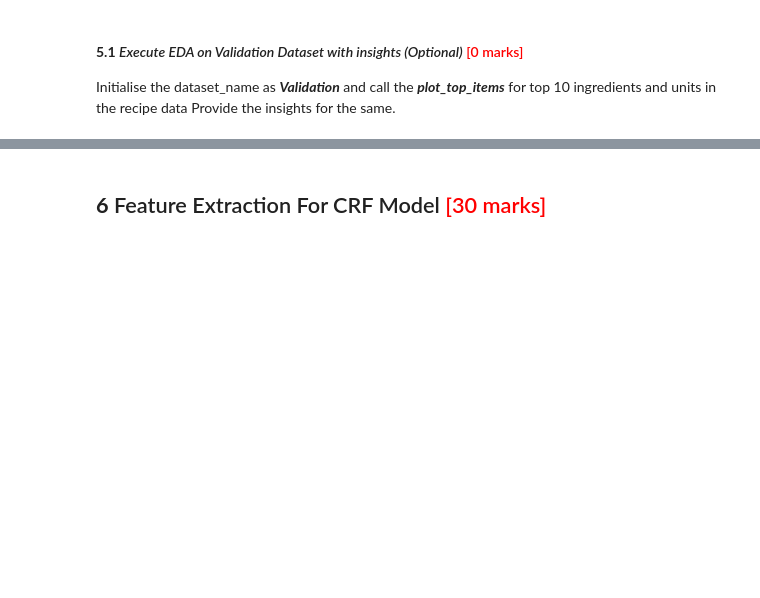
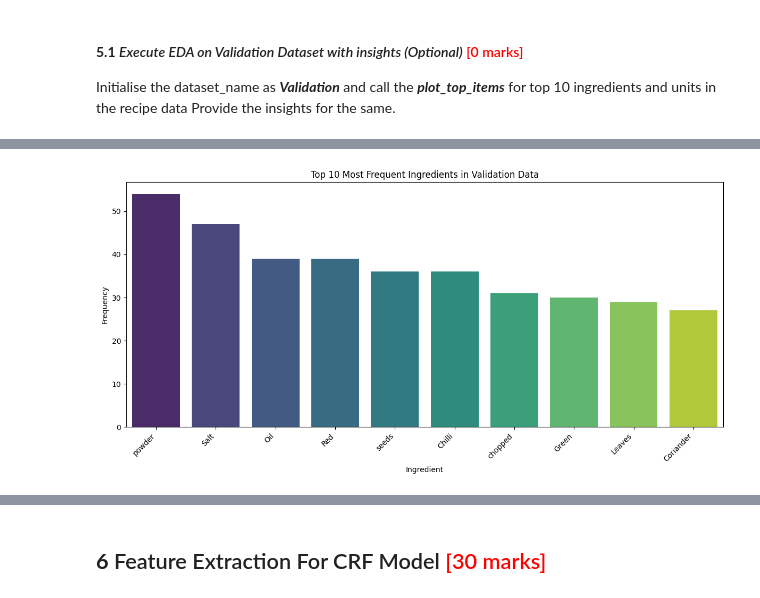
Before and after one commit to avanindra3/crf_custom_recipe_model, a Jupyter notebook: Identifying_Key_Entities_Recipe_Data_Avanindra-Singh.ipynb, the cells around one changed output, grey strips where cells are left out. Saved outputs shown, nothing was run; the diff lists cells and outputs as text; code cells hidden in the pictures; blank space fills up the shorter version.

```diff
--- a/Identifying_Key_Entities_Recipe_Data_Avanindra-Singh.ipynb
+++ b/Identifying_Key_Entities_Recipe_Data_Avanindra-Singh.ipynb
@@ -477,5 +482,7 @@ Initialise the dataset_name as ***Validation*** and call the ***plot_top_items**
 Provide the insights for the same.
 # %%
 # initialise the dataset_name
+dataset_name = 'Validation'
 # %%
 # use extract and validate tokens, categorise tokens, get top frequent items for ingredient list and unit list on validation dataframe
+input_tokens_flat_test, pos_tokens_flat_test = extract_and_validate_tokens(val_df, dataset_name)
@@ -481,0 +497,4 @@ Provide the insights for the same.
+# %%
+ingredients_test, units_test, quantities_test = categorize_tokens(input_tokens_flat_test, pos_tokens_flat_test)
+# %%
+top_ingredients_test = get_top_frequent_items(ingredients_test, 'ingredient', dataset_name)
@@ -482,4 +527,7 @@ Provide the insights for the same.
 # %%
 # plot the top frequent ingredients in validation data
+plot_top_items(top_ingredients_test, 'ingredient', dataset_name)
+# %% [output]
+[figure, added]
 # %%
 # plot the top frequent units in training data
```
Also changed, not shown: parts of 9 cells of this notebook.
